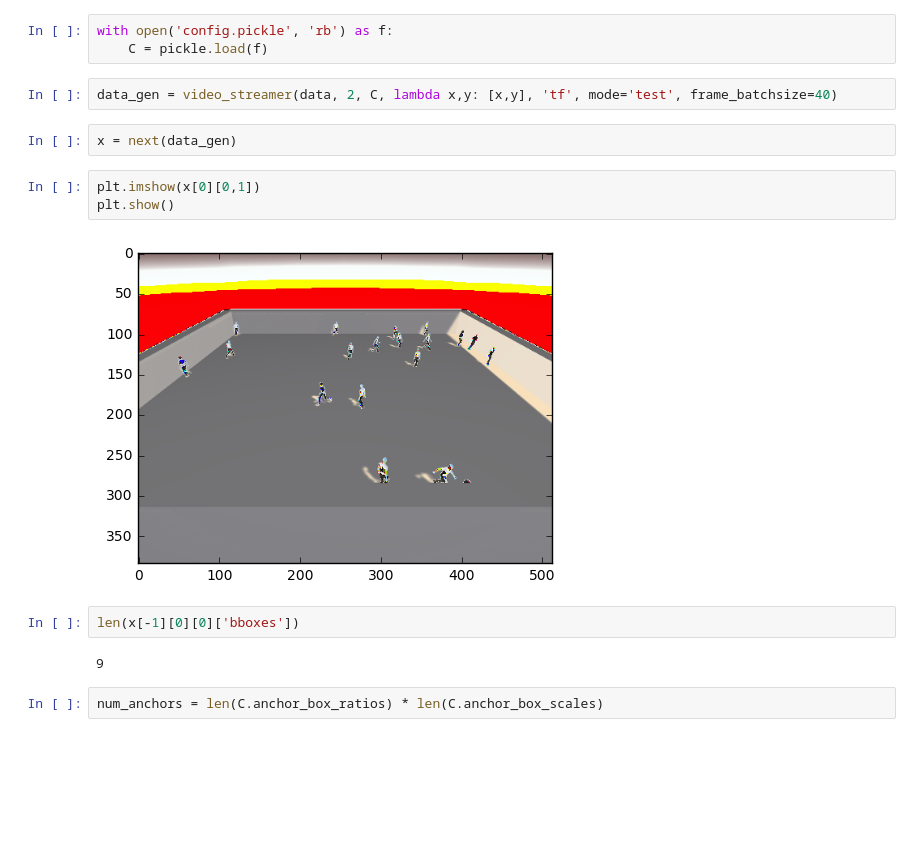
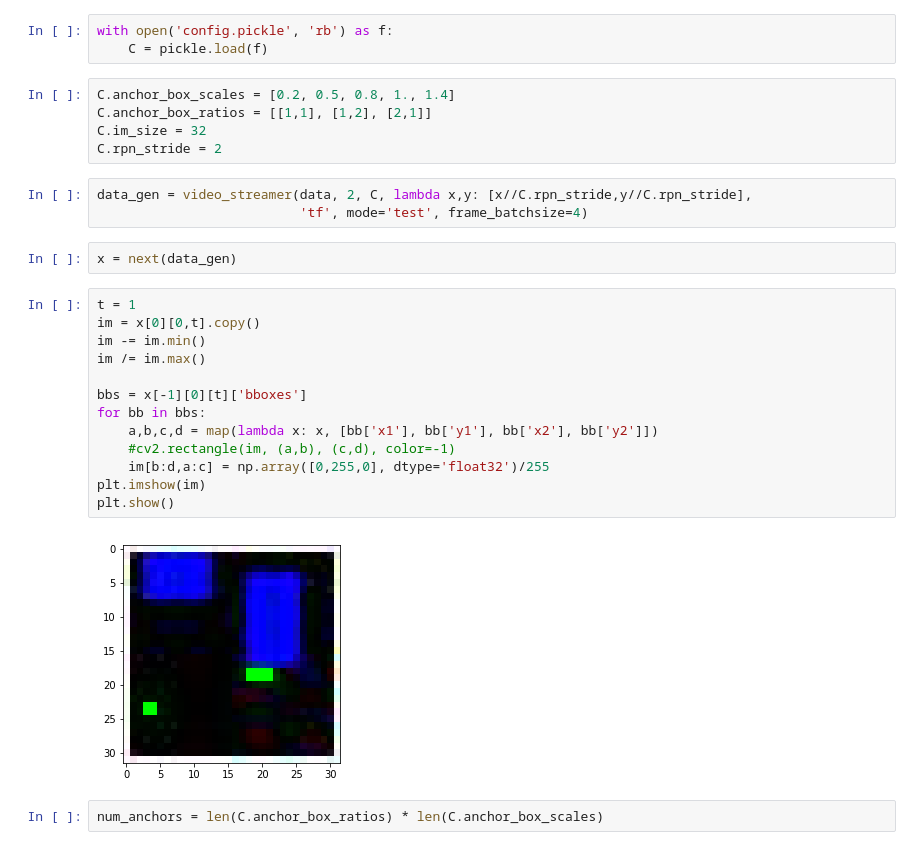
Before and after one commit to npetrenko/recurrent_frcnn, a Jupyter notebook: test_rpn_det-synth.ipynb, the cells around one changed output. Drawn from its saved outputs; the diff is of its cells as text; blank space fills up the shorter version.

```diff
--- a/test_rpn_det-Copy1.ipynb
+++ b/test_rpn_det-synth.ipynb
@@ -26,19 +26,31 @@ Parsing annotation files
 # %%
 with open('config.pickle', 'rb') as f:
     C = pickle.load(f)
+# %%
+C.anchor_box_scales = [0.2, 0.5, 0.8, 1., 1.4]
+C.anchor_box_ratios = [[1,1], [1,2], [2,1]]
+C.im_size = 32
+C.rpn_stride = 2
 # %%
-data_gen = video_streamer(data, 2, C, lambda x,y: [x,y], 'tf', mode='test', frame_batchsize=40)
+data_gen = video_streamer(data, 2, C, lambda x,y: [x//C.rpn_stride,y//C.rpn_stride],
+                          'tf', mode='test', frame_batchsize=4)
 # %%
 x = next(data_gen)
-# %%
-plt.imshow(x[0][0,1])
-plt.show()
-# %% [output]
-[figure, removed]
-# %%
-len(x[-1][0][0]['bboxes'])
-# %% [output]
-9
+# %%
+t = 1
+im = x[0][0,t].copy()
+im -= im.min()
+im /= im.max()
+
+bbs = x[-1][0][t]['bboxes']
+for bb in bbs:
+    a,b,c,d = map(lambda x: x, [bb['x1'], bb['y1'], bb['x2'], bb['y2']])
+    #cv2.rectangle(im, (a,b), (c,d), color=-1)
+    im[b:d,a:c] = np.array([0,255,0], dtype='float32')/255
+plt.imshow(im)
+plt.show()
+# %% [output]
+[figure, added]
 # %%
 num_anchors = len(C.anchor_box_ratios) * len(C.anchor_box_scales)
 # %%
```
Also changed, not shown: parts of 2 cells of this notebook, 7 other files.
